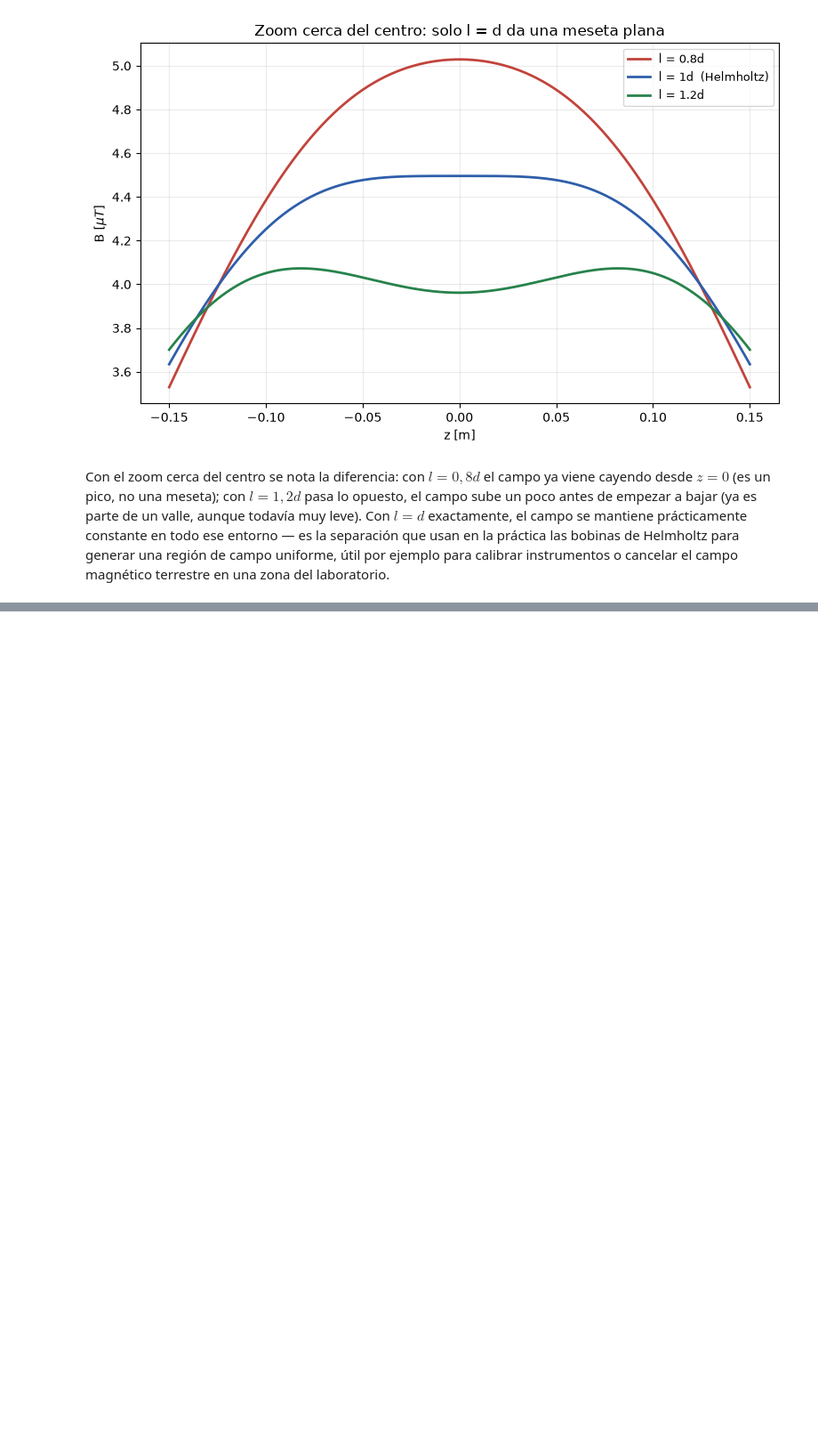
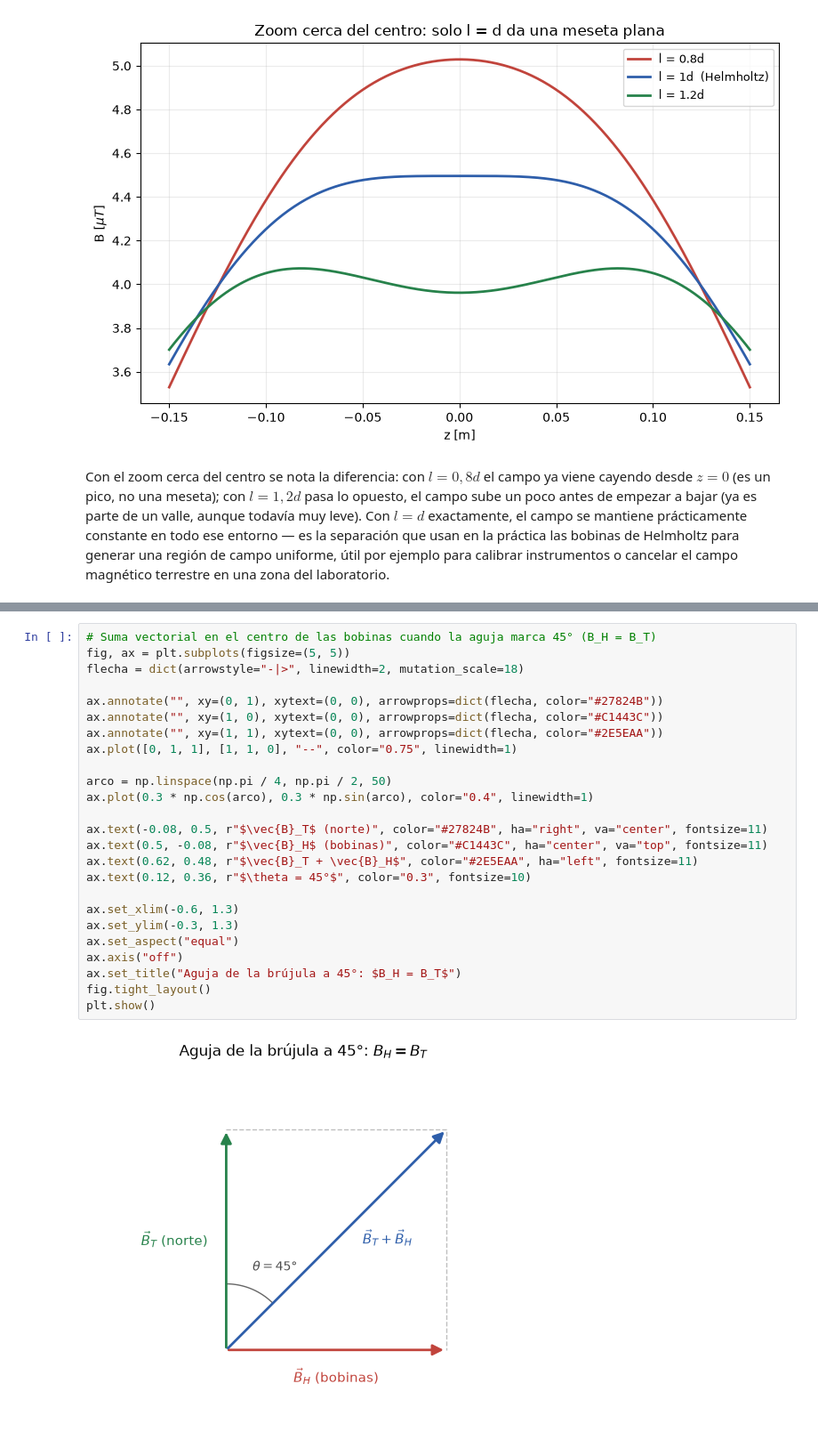
Before and after one commit to fernandatperez/EYM-TP1, a Jupyter notebook: tp4_campo_magnetico/tp4_campo_magnetico.ipynb, the cells around one changed output, grey strips where cells are left out. Shown at 89% size. Cells and saved outputs as stored; diff of their text form; blank space fills up the shorter version.

```diff
--- a/tp4_campo_magnetico/tp4_campo_magnetico.ipynb
+++ b/tp4_campo_magnetico/tp4_campo_magnetico.ipynb
@@ -234,0 +258,27 @@ _COMPLETAR_
+# %%
+# Suma vectorial en el centro de las bobinas cuando la aguja marca 45° (B_H = B_T)
+fig, ax = plt.subplots(figsize=(5, 5))
+flecha = dict(arrowstyle="-|>", linewidth=2, mutation_scale=18)
+
+ax.annotate("", xy=(0, 1), xytext=(0, 0), arrowprops=dict(flecha, color="#27824B"))
+ax.annotate("", xy=(1, 0), xytext=(0, 0), arrowprops=dict(flecha, color="#C1443C"))
+ax.annotate("", xy=(1, 1), xytext=(0, 0), arrowprops=dict(flecha, color="#2E5EAA"))
+ax.plot([0, 1, 1], [1, 1, 0], "--", color="0.75", linewidth=1)
+
+arco = np.linspace(np.pi / 4, np.pi / 2, 50)
+ax.plot(0.3 * np.cos(arco), 0.3 * np.sin(arco), color="0.4", linewidth=1)
+
+ax.text(-0.08, 0.5, r"$\vec{B}_T$ (norte)", color="#27824B", ha="right", va="center", fontsize=11)
+ax.text(0.5, -0.08, r"$\vec{B}_H$ (bobinas)", color="#C1443C", ha="center", va="top", fontsize=11)
+ax.text(0.62, 0.48, r"$\vec{B}_T + \vec{B}_H$", color="#2E5EAA", ha="left", fontsize=11)
+ax.text(0.12, 0.36, r"$\theta = 45°$", color="0.3", fontsize=10)
+
+ax.set_xlim(-0.6, 1.3)
+ax.set_ylim(-0.3, 1.3)
+ax.set_aspect("equal")
+ax.axis("off")
+ax.set_title("Aguja de la brújula a 45°: $B_H = B_T$")
+fig.tight_layout()
+plt.show()
+# %% [output]
+[figure, added]
```
Also changed, not shown: parts of 16 cells of this notebook, 1 other file.
